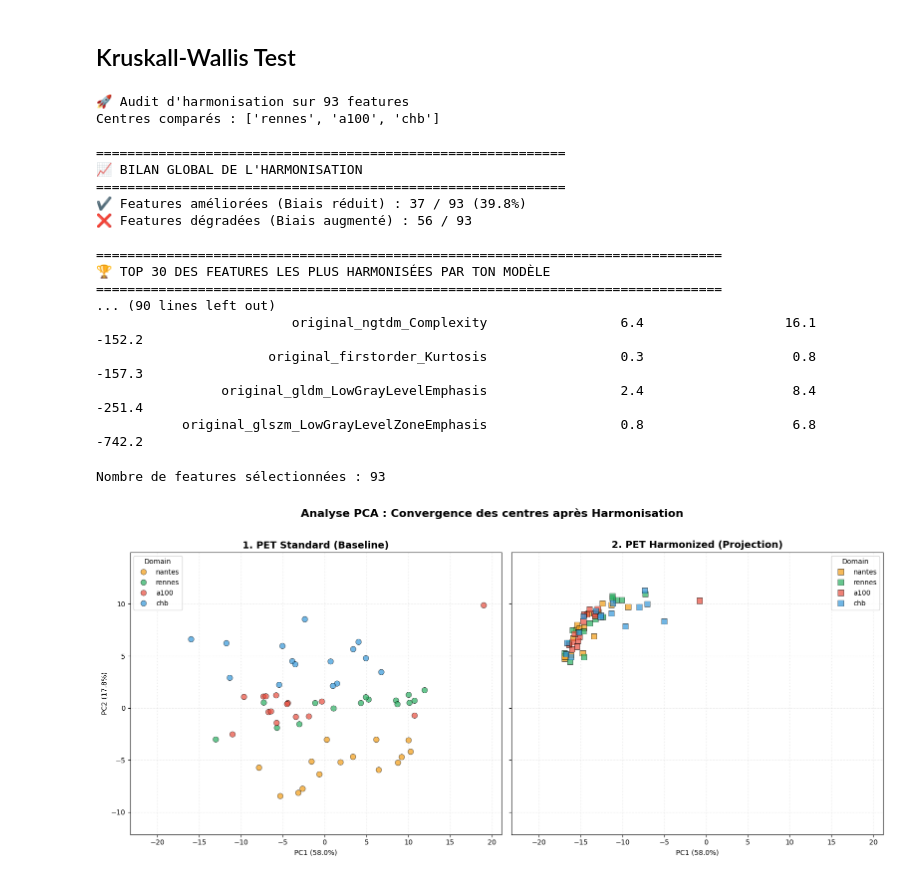
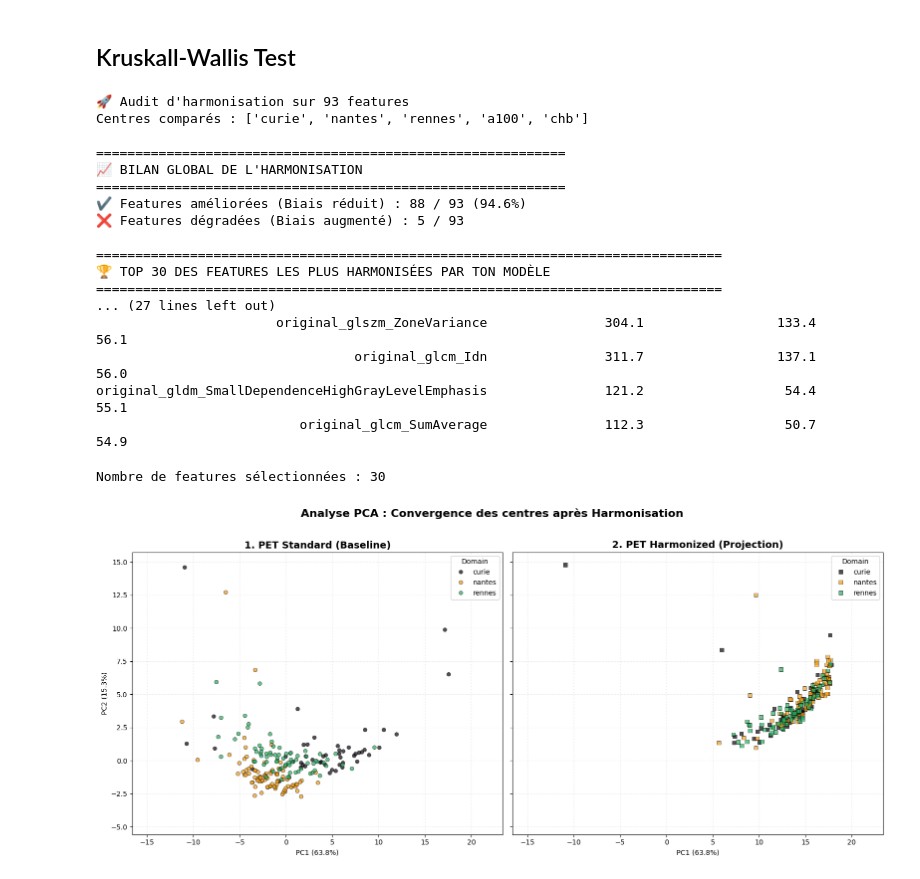
Before and after one commit to Arksyd96/federated-pet-harmonization, a Jupyter notebook: notebooks/evaluate_harmonization_radiomics.ipynb, the cells around one changed output. Cells and saved outputs as stored; diff of their text form; code cells hidden in the pictures.

```diff
--- a/notebooks/evaluate_harmonization_radiomics.ipynb
+++ b/notebooks/evaluate_harmonization_radiomics.ipynb
@@ -90,7 +96,8 @@ master_df.head(5)
 # %%
 import pandas as pd
 
-req_mods = ['pet', 'harmonized-pet-vae', 'harmonized-pet-standard-vae', 'gaussian-earl1']
+# req_mods = ['pet', 'harmonized-pet-vae', 'harmonized-pet-standard-vae', 'gaussian-earl1']
+req_mods = ['pet', 'harmonized-pet-vae']
 
 df_filtered = master_df[master_df['Modality'].isin(req_mods)]
 
@@ -120,7 +127,7 @@ import pandas as pd
 from scipy.stats import kruskal
 
 df_std = master_df[master_df['Modality'] == 'pet'].copy()
-df_harm = master_df[master_df['Modality'] == 'gaussian-earl1'].copy()
+df_harm = master_df[master_df['Modality'] == 'harmonized-pet-vae'].copy()
 
 domains_list = list(master_df['Domain_Source'].dropna().unique())
 
@@ -166,7 +173,7 @@ if total_features > 0:
     print(f"❌ Features dégradées (Biais augmenté) : {worsened_features} / {total_features}")
 
     # --- TOP 30 DES MEILLEURES AMÉLIORATIONS ---
-    df_top30 = kw_results.sort_values(by='Amélioration (%)', ascending=False)# .head(30)
+    df_top30 = kw_results.sort_values(by='Amélioration (%)', ascending=False).head(30)
 
     print("\n" + "="*80)
     print("🏆 TOP 30 DES FEATURES LES PLUS HARMONISÉES PAR TON MODÈLE")
@@ -176,22 +183,22 @@ else:
     print("\n⚠️ Impossible de calculer Kruskal-Wallis. Vérifie que tu as au moins 2 centres avec des données standard ET harmonized.")
 # %% [output]
 🚀 Audit d'harmonisation sur 93 features
-Centres comparés : ['rennes', 'a100', 'chb']
+Centres comparés : ['curie', 'nantes', 'rennes', 'a100', 'chb']
 
 ============================================================
 📈 BILAN GLOBAL DE L'HARMONISATION
 ============================================================
-✔️ Features améliorées (Biais réduit) : 37 / 93 (39.8%)
-❌ Features dégradées (Biais augmenté) : 56 / 93
+✔️ Features améliorées (Biais réduit) : 88 / 93 (94.6%)
+❌ Features dégradées (Biais augmenté) : 5 / 93
 
 ================================================================================
 🏆 TOP 30 DES FEATURES LES PLUS HARMONISÉES PAR TON MODÈLE
 ================================================================================
-... (90 lines left out)
-                         original_ngtdm_Complexity                 6.4                  16.1            -152.2
-                      original_firstorder_Kurtosis                 0.3                   0.8            -157.3
-                original_gldm_LowGrayLevelEmphasis                 2.4                   8.4            -251.4
-           original_glszm_LowGrayLevelZoneEmphasis                 0.8                   6.8            -742.2
+... (27 lines left out)
+                       original_glszm_ZoneVariance               304.1                 133.4              56.1
+                                 original_glcm_Idn               311.7                 137.1              56.0
+original_gldm_SmallDependenceHighGrayLevelEmphasis               121.2                  54.4              55.1
+                          original_glcm_SumAverage               112.3                  50.7              54.9
 # %%
 import pandas as pd
 import numpy as np
@@ -279,13 +502,15 @@ def display_pca(df_std, df_harm, df_top_features):
 # %%
 features = df_top30['Feature'].tolist()
 
 selected_features = df_top30[df_top30['Feature'].isin(features)].copy()
 print(f"Nombre de features sélectionnées : {len(features)}")
 
-df_std = master_df[master_df['Modality'] == 'pet'].copy()
-df_harm = master_df[master_df['Modality'] == 'harmonized-pet-standard-vae'].copy()
+voi_master_df = master_df[(master_df['VOI'] == 'liver') & (master_df['Domain'].isin(['nantes', 'curie', 'rennes']))]
+
+df_std = voi_master_df[voi_master_df['Modality'] == 'pet'].copy()
+df_harm = voi_master_df[voi_master_df['Modality'] == 'harmonized-pet-vae'].copy()
 
 display_pca(df_std, df_harm, selected_features)
 # %% [output]
-Nombre de features sélectionnées : 93
+Nombre de features sélectionnées : 30
-[figure, old version]
+[figure, new version]
```
Also changed, not shown: parts of 7 cells of this notebook, 2 other files.
